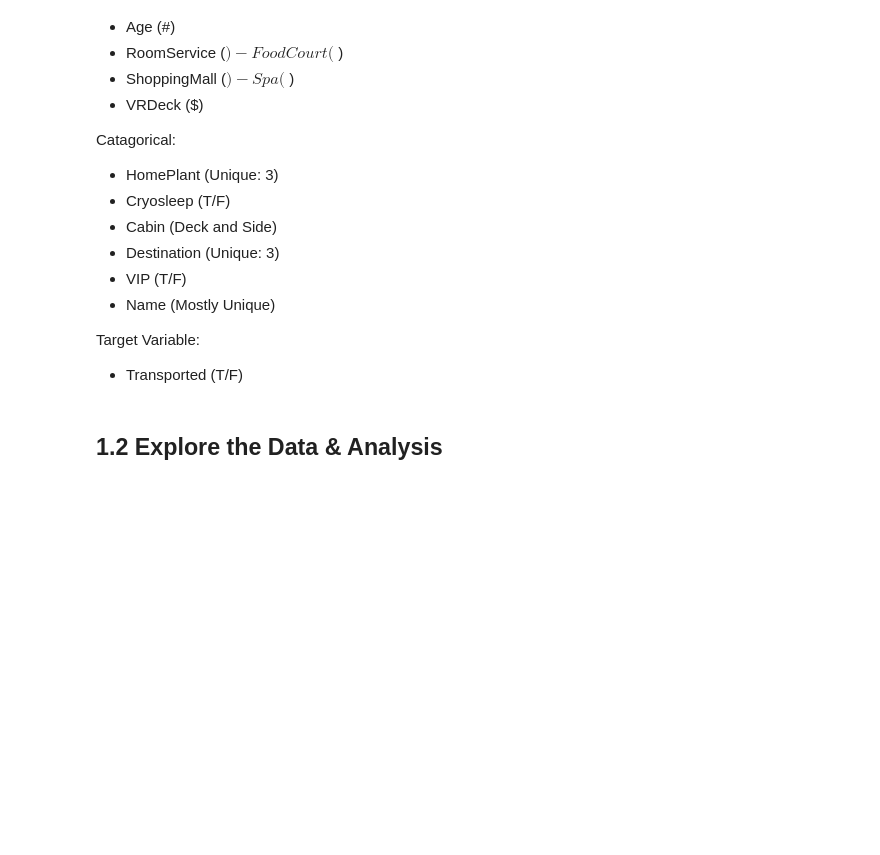
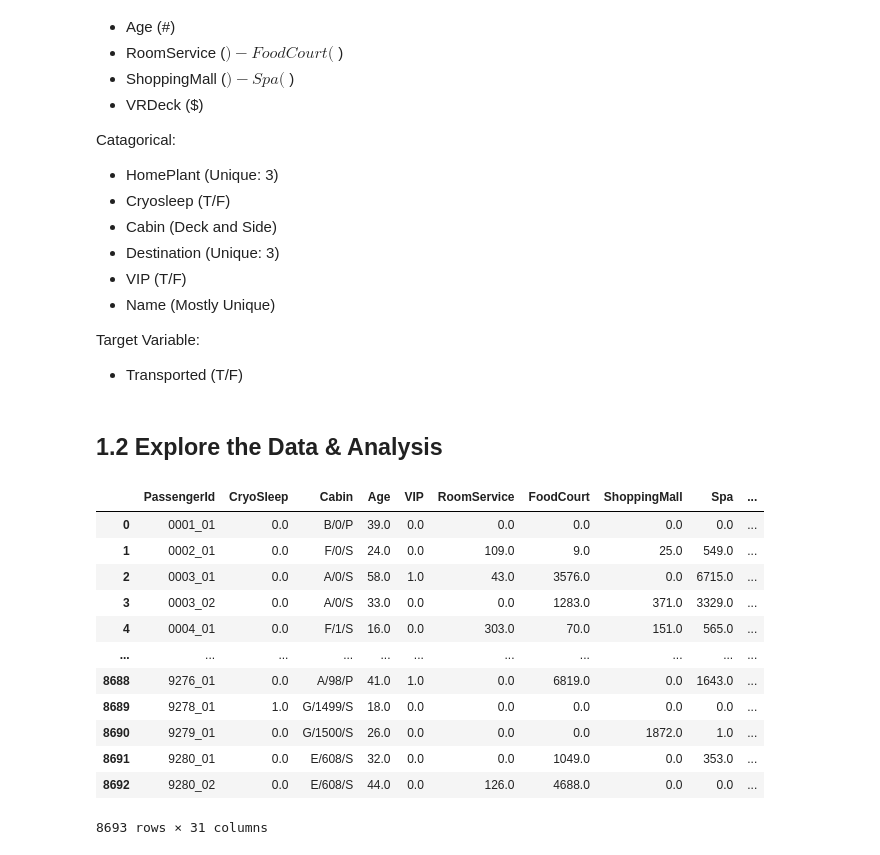
Before and after one commit to MMMarinov/ProjectPortfolio, a Jupyter notebook: 1. Titanic_SpaceShip - Binary Classification/Titanic_SpaceShip_XGBoost.ipynb, the cells around one changed output. Cells and saved outputs as stored; diff of their text form; code cells hidden in the pictures; blank space fills up the shorter version.

Commit message:
Update Titanic_SpaceShip_XGBoost.ipynb
Pushing latest updates to P1

```diff
--- a/1. Titanic_SpaceShip - Binary Classification/Titanic_SpaceShip_XGBoost.ipynb
+++ b/1. Titanic_SpaceShip - Binary Classification/Titanic_SpaceShip_XGBoost.ipynb
@@ -42,8 +50,8 @@ The first and last names of the passenger.<br>
 __Transported__ <br>
 Whether the passenger was transported to another dimension. This is the target, the column you are trying to predict.<br>
 # %%
-titanic_data = pd.read_csv("/home/mmmarinov/ProjectPortfolio/1. Titanic_SpaceShip - Binary Classification/Titanic_SpaceShip_Train_Data.csv")
-titanic_data = pd.read_csv("/home/mmmarinov/ProjectPortfolio/1. Titanic_SpaceShip - Binary Classification/Titanic_SpaceShip_Train_Data.csv")
+#titanic_data = pd.read_csv("/home/mmmarinov/ProjectPortfolio/1. Titanic_SpaceShip - Binary Classification/Titanic_SpaceShip_Train_Data.csv")
+titanic_data = pd.read_csv(r"C:\Users\N179960\OneDrive - Munich Re\Martin Stuff\Personal\ProjectPortfolio\1. Titanic_SpaceShip - Binary Classification\Titanic_SpaceShip_Train_Data.csv")
 # %% [markdown]
 # 1. Investigate the Data
 # %% [markdown]
@@ -118,3 +151,27 @@ Target Variable: <br>
 # %%
 # Make a copy so that the original remains untouched
 titanic_data_eda = titanic_data.copy()
+# %%
+# Breaking up Cabin to understand if there are trends with deck level or side of ship
+titanic_data_eda[['Deck','Cabin_num','Side']] = titanic_data_eda['Cabin'].str.split('/', expand = True)
+
+# Breaking up Passenger to view grouping
+titanic_data_eda[['Pass_group','Pass_id']] = titanic_data_eda['PassengerId'].str.split('_', expand = True)
+# %%
+titanic_data_eda_dummies = pd.get_dummies(titanic_data_eda, columns=['HomePlanet','Destination','Deck','Side'])
+# %%
+titanic_data_eda_dummies
+# %% [output]
+|  | PassengerId | CryoSleep | Cabin | Age | VIP | RoomService | FoodCourt | ShoppingMall | Spa | ... |
+| 0 | 0001_01 | 0.0 | B/0/P | 39.0 | 0.0 | 0.0 | 0.0 | 0.0 | 0.0 | ... |
+| 1 | 0002_01 | 0.0 | F/0/S | 24.0 | 0.0 | 109.0 | 9.0 | 25.0 | 549.0 | ... |
+| 2 | 0003_01 | 0.0 | A/0/S | 58.0 | 1.0 | 43.0 | 3576.0 | 0.0 | 6715.0 | ... |
+| 3 | 0003_02 | 0.0 | A/0/S | 33.0 | 0.0 | 0.0 | 1283.0 | 371.0 | 3329.0 | ... |
+| 4 | 0004_01 | 0.0 | F/1/S | 16.0 | 0.0 | 303.0 | 70.0 | 151.0 | 565.0 | ... |
+| ... | ... | ... | ... | ... | ... | ... | ... | ... | ... | ... |
+| 8688 | 9276_01 | 0.0 | A/98/P | 41.0 | 1.0 | 0.0 | 6819.0 | 0.0 | 1643.0 | ... |
+| 8689 | 9278_01 | 1.0 | G/1499/S | 18.0 | 0.0 | 0.0 | 0.0 | 0.0 | 0.0 | ... |
+| 8690 | 9279_01 | 0.0 | G/1500/S | 26.0 | 0.0 | 0.0 | 0.0 | 1872.0 | 1.0 | ... |
+| 8691 | 9280_01 | 0.0 | E/608/S | 32.0 | 0.0 | 0.0 | 1049.0 | 0.0 | 353.0 | ... |
+| 8692 | 9280_02 | 0.0 | E/608/S | 44.0 | 0.0 | 126.0 | 4688.0 | 0.0 | 0.0 | ... |
+8693 rows × 31 columns
```
Also changed, not shown: parts of 11 cells of this notebook.
